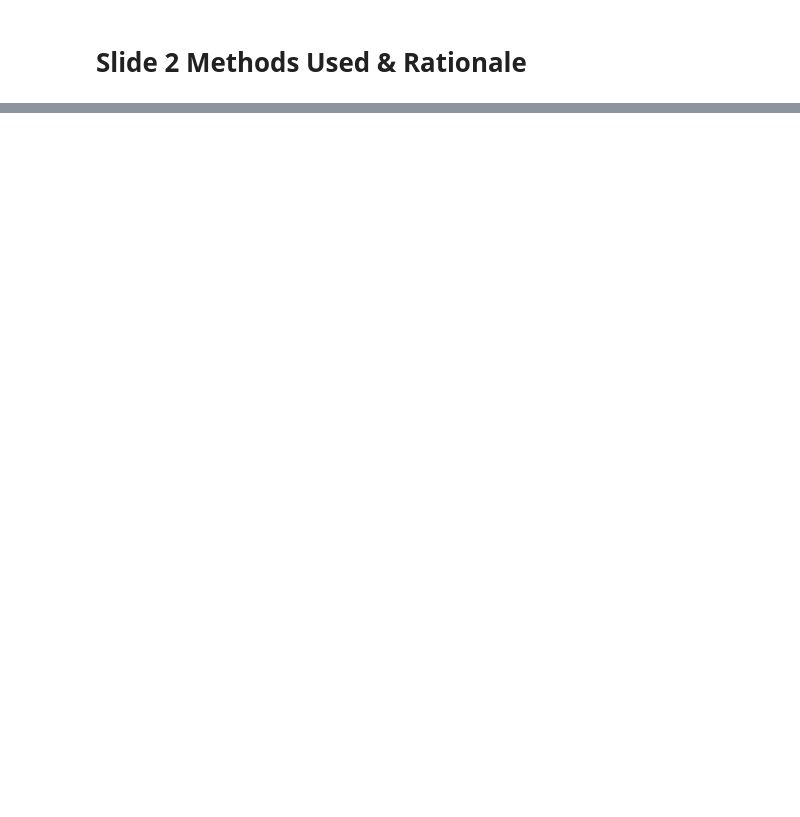
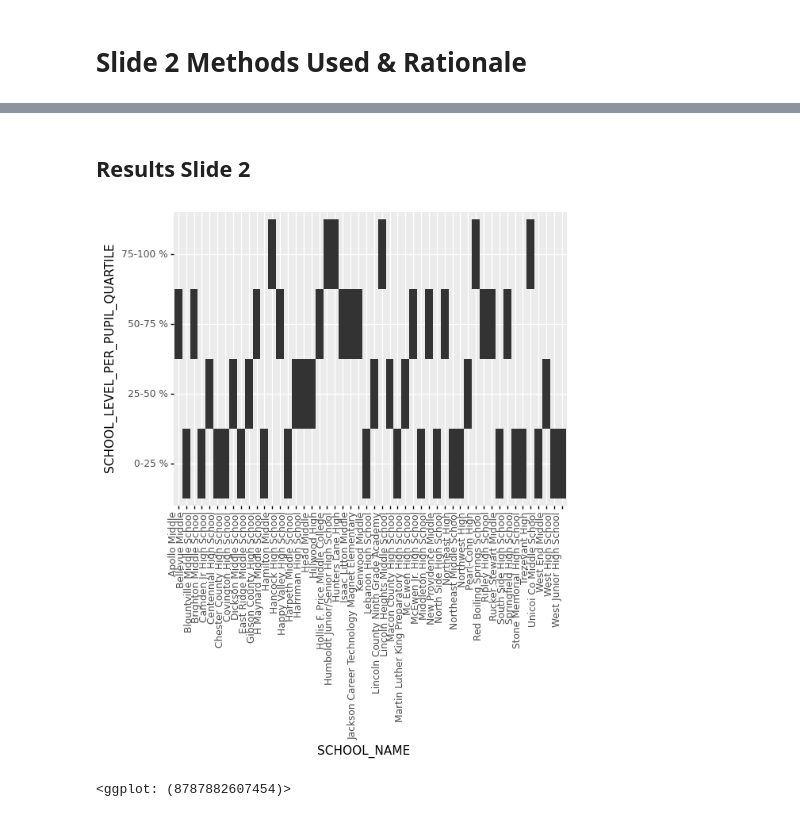
Before and after one commit to lawandyaseen/PPOL564FinalProject, a Jupyter notebook: Final Presentation.ipynb, the cells around one changed output, grey strips where cells are left out. Drawn from its saved outputs; the diff is of its cells as text; code cells hidden in the pictures; blank space fills up the shorter version.

```diff
--- a/Final Presentation.ipynb
+++ b/Final Presentation.ipynb
@@ -40,0 +184,7 @@ data clean up
+# %% [markdown]
+## Results Slide 2
+# %%
+plot
+# %% [output]
+[figure, added]
+<ggplot: (8787882607454)>
```
Also changed, not shown: parts of 17 cells of this notebook.
